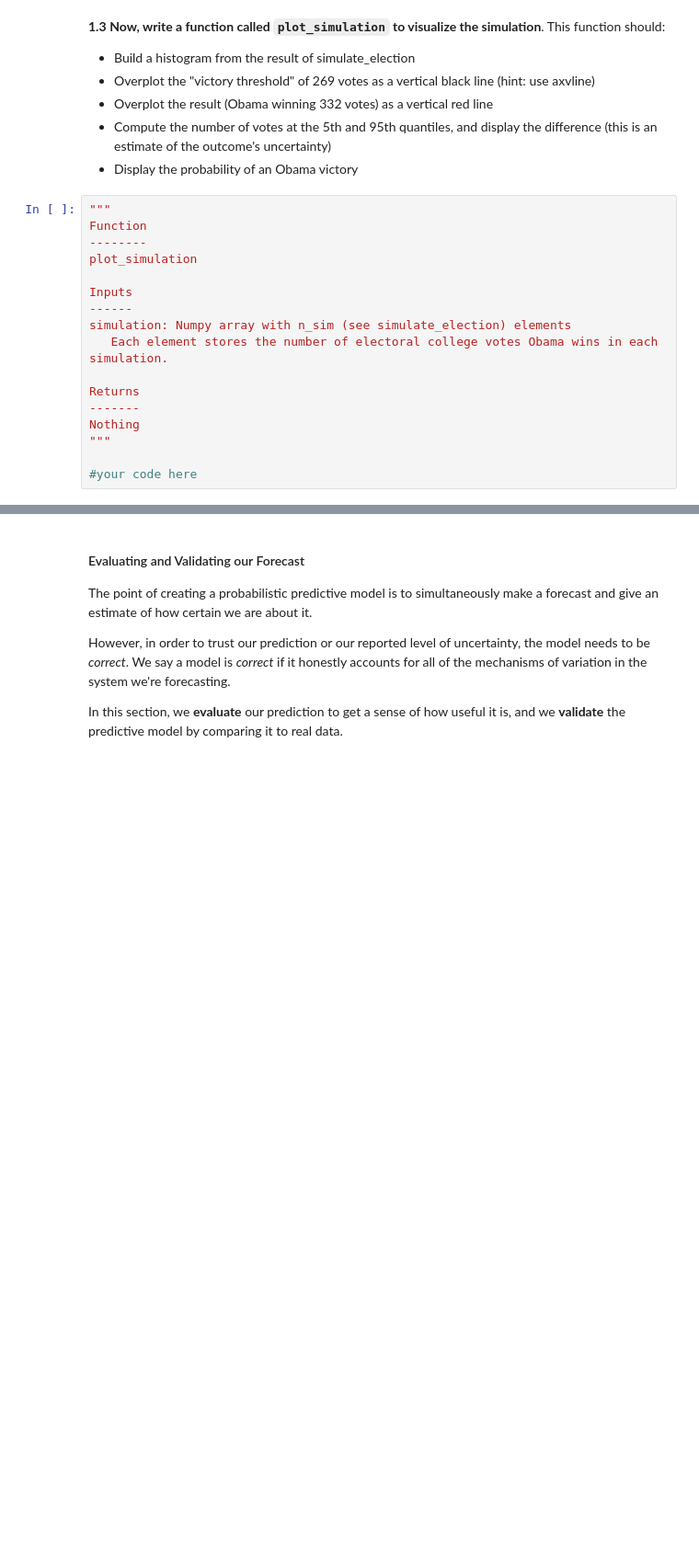
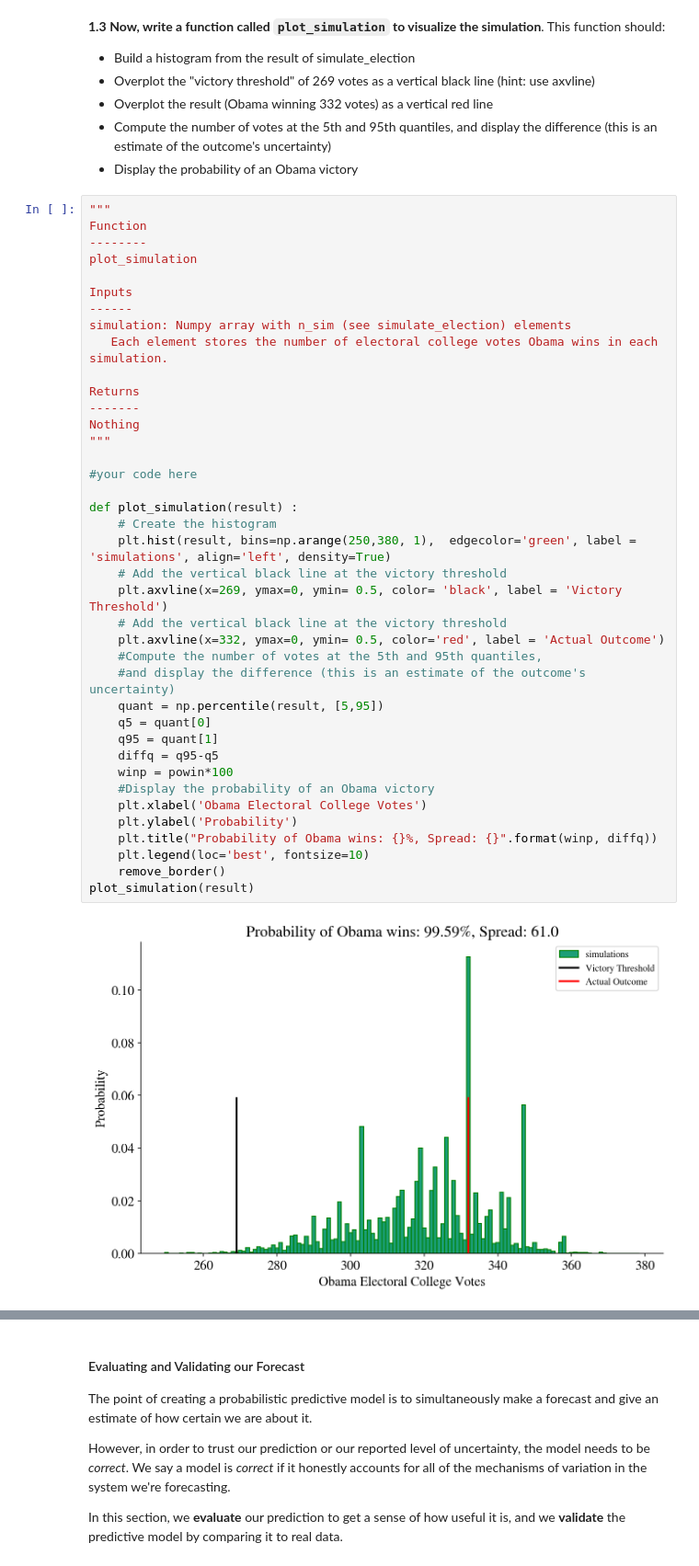
Before and after one commit to santiagoa88g/CS1092015, a Jupyter notebook: HW2.ipynb, the cells around one changed output, grey strips where cells are left out. Shown at 92% size. Drawn from its saved outputs; the diff is of its cells as text; blank space fills up the shorter version.

```diff
--- a/HW2.ipynb
+++ b/HW2.ipynb
@@ -385,20 +383,44 @@ powin
 # %%
 """
 Function
 --------
 plot_simulation
 
 Inputs
 ------
 simulation: Numpy array with n_sim (see simulate_election) elements
    Each element stores the number of electoral college votes Obama wins in each simulation.
 
 Returns
 -------
 Nothing
 """
 
 #your code here
+
+def plot_simulation(result) :
+    # Create the histogram
+    plt.hist(result, bins=np.arange(250,380, 1),  edgecolor='green', label = 'simulations', align='left', density=True)
+    # Add the vertical black line at the victory threshold
+    plt.axvline(x=269, ymax=0, ymin= 0.5, color= 'black', label = 'Victory Threshold')
+    # Add the vertical black line at the victory threshold
+    plt.axvline(x=332, ymax=0, ymin= 0.5, color='red', label = 'Actual Outcome')
+    #Compute the number of votes at the 5th and 95th quantiles,
+    #and display the difference (this is an estimate of the outcome's uncertainty)
+    quant = np.percentile(result, [5,95])
+    q5 = quant[0]
+    q95 = quant[1]
+    diffq = q95-q5
+    winp = powin*100
+    #Display the probability of an Obama victory
+    plt.xlabel('Obama Electoral College Votes')
+    plt.ylabel('Probability')
+    plt.title("Probability of Obama wins: {}%, Spread: {}".format(winp, diffq))
+    plt.legend(loc='best', fontsize=10)
+    remove_border()
+plot_simulation(result)
+# %% [output]
+[figure, added]
 # %% [markdown]
 Lets plot the result of the Predictwise simulation. Your plot should look something like this:
 
```
Also changed, not shown: parts of 4 cells of this notebook.
